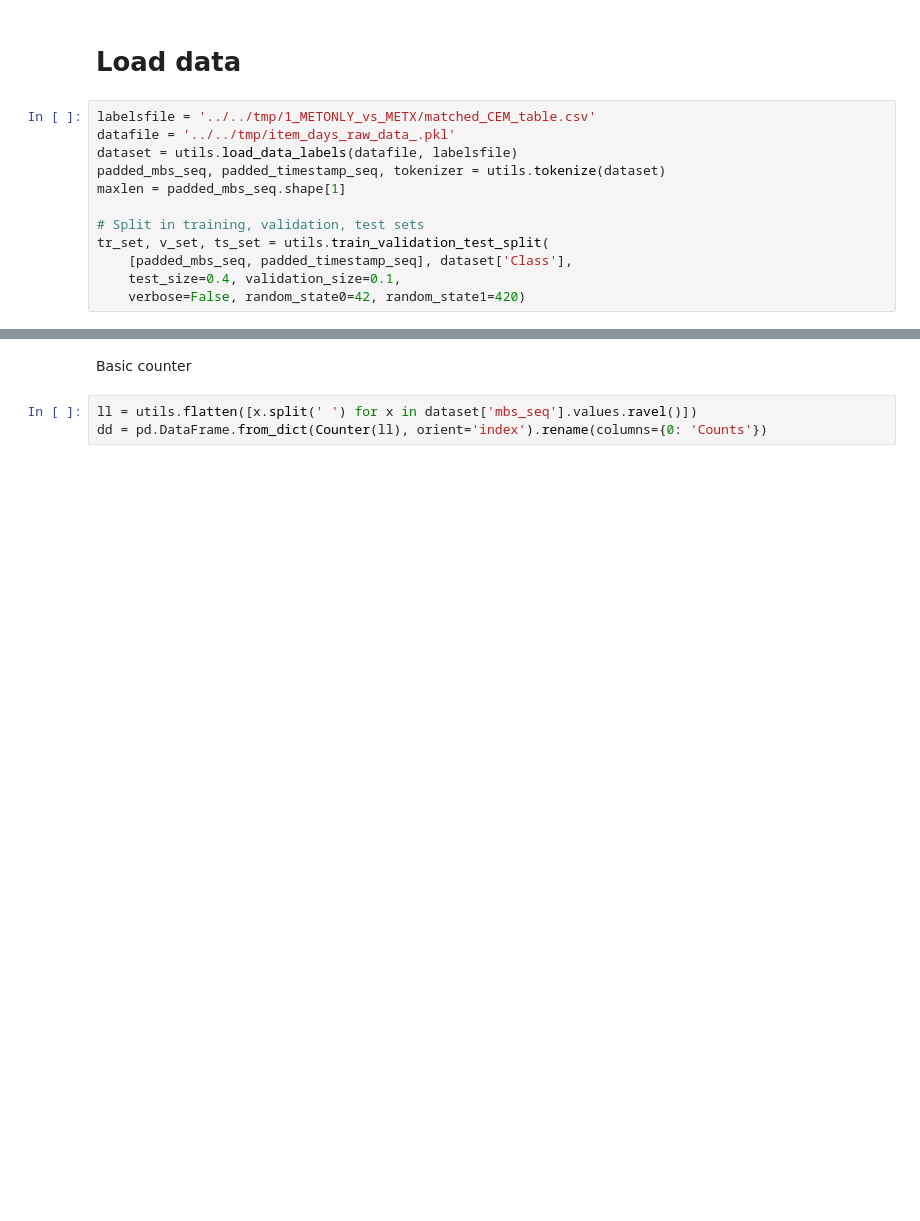
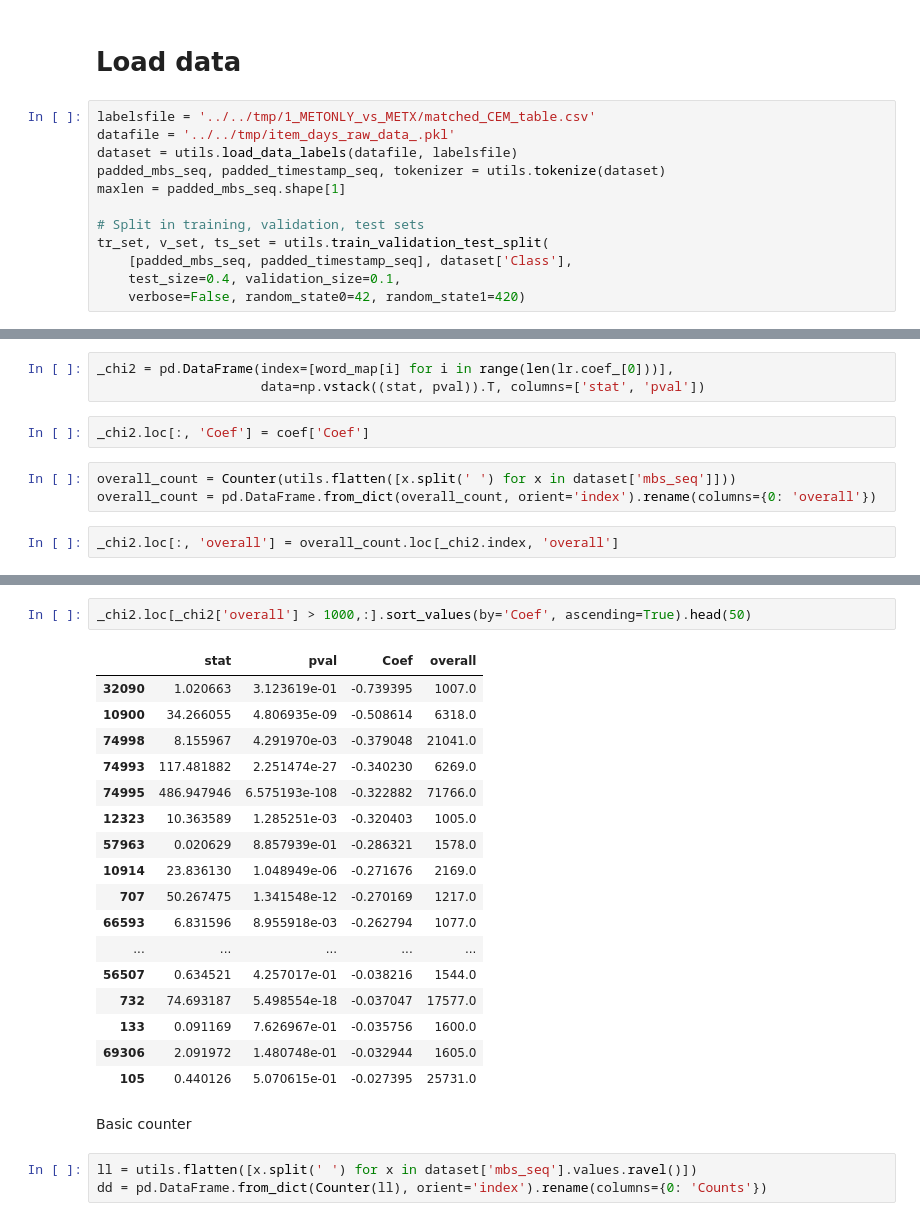
Before and after one commit to samuelefiorini/tangle, a Jupyter notebook: notebooks/models/attention_viz.ipynb, the cells around one changed output, grey strips where cells are left out. Cells and saved outputs as stored; diff of their text form; blank space fills up the shorter version.

```diff
--- a/notebooks/models/attention_viz.ipynb
+++ b/notebooks/models/attention_viz.ipynb
@@ -42,0 +145,10 @@ Name: mbs_seq, dtype: object
+# %%
+_chi2 = pd.DataFrame(index=[word_map[i] for i in range(len(lr.coef_[0]))],
+                     data=np.vstack((stat, pval)).T, columns=['stat', 'pval'])
+# %%
+_chi2.loc[:, 'Coef'] = coef['Coef']
+# %%
+overall_count = Counter(utils.flatten([x.split(' ') for x in dataset['mbs_seq']]))
+overall_count = pd.DataFrame.from_dict(overall_count, orient='index').rename(columns={0: 'overall'})
+# %%
+_chi2.loc[:, 'overall'] = overall_count.loc[_chi2.index, 'overall']
@@ -43,3 +169,23 @@ Name: mbs_seq, dtype: object
+# %%
+_chi2.loc[_chi2['overall'] > 1000,:].sort_values(by='Coef', ascending=True).head(50)
+# %% [output]
+|  | stat | pval | Coef | overall |
+| 32090 | 1.020663 | 3.123619e-01 | -0.739395 | 1007.0 |
+| 10900 | 34.266055 | 4.806935e-09 | -0.508614 | 6318.0 |
+| 74998 | 8.155967 | 4.291970e-03 | -0.379048 | 21041.0 |
+| 74993 | 117.481882 | 2.251474e-27 | -0.340230 | 6269.0 |
+| 74995 | 486.947946 | 6.575193e-108 | -0.322882 | 71766.0 |
+| 12323 | 10.363589 | 1.285251e-03 | -0.320403 | 1005.0 |
+| 57963 | 0.020629 | 8.857939e-01 | -0.286321 | 1578.0 |
+| 10914 | 23.836130 | 1.048949e-06 | -0.271676 | 2169.0 |
+| 707 | 50.267475 | 1.341548e-12 | -0.270169 | 1217.0 |
+| 66593 | 6.831596 | 8.955918e-03 | -0.262794 | 1077.0 |
+| ... | ... | ... | ... | ... |
+| 56507 | 0.634521 | 4.257017e-01 | -0.038216 | 1544.0 |
+| 732 | 74.693187 | 5.498554e-18 | -0.037047 | 17577.0 |
+| 133 | 0.091169 | 7.626967e-01 | -0.035756 | 1600.0 |
+| 69306 | 2.091972 | 1.480748e-01 | -0.032944 | 1605.0 |
+| 105 | 0.440126 | 5.070615e-01 | -0.027395 | 25731.0 |
 # %% [markdown]
 Basic counter
 # %%
```
Also changed, not shown: parts of 46 cells of this notebook.
